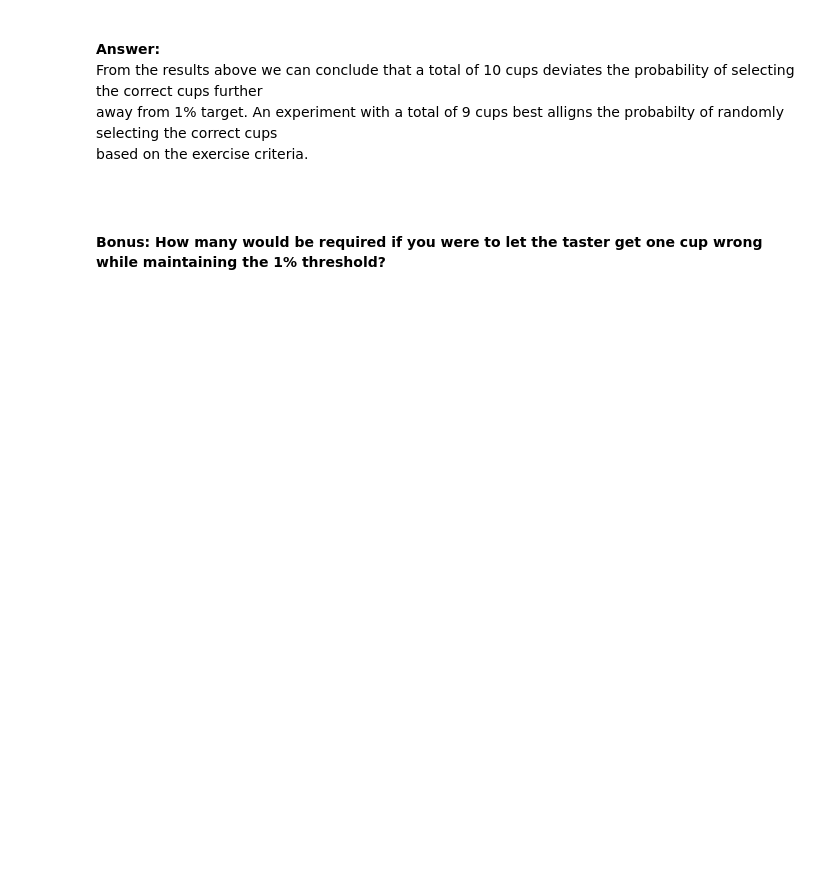
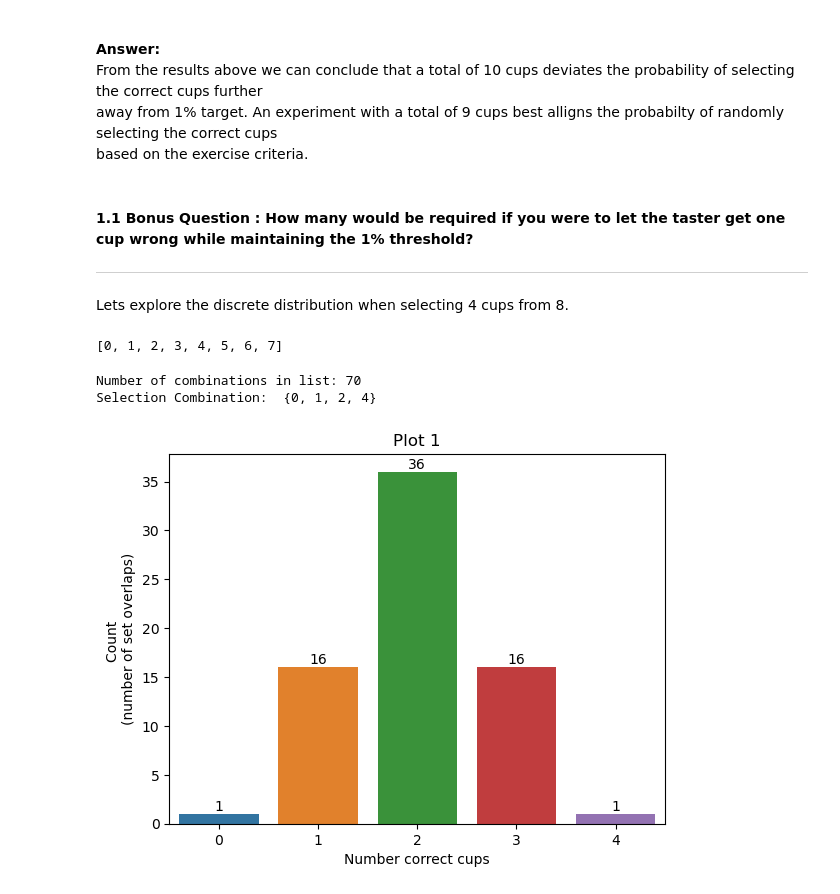
Before and after one commit to CiaranMoran27/machstat-assessment, a Jupyter notebook: practicals/01-statistics-exercises.ipynb, the cells around one changed output. Drawn from its saved outputs; the diff is of its cells as text; code cells hidden in the pictures; blank space fills up the shorter version.

Commit message:
Exercise 1.1 Bonus Question Attempted

```diff
--- a/practicals/01-statistics-exercises.ipynb
+++ b/practicals/01-statistics-exercises.ipynb
@@ -77,4 +77,7 @@ based on the exercise criteria.
 
  <br>
 
- <h4> Bonus: How many would be required if you were to let the taster get one cup wrong while maintaining the 1% threshold? <h4>
+ <b> 1.1 Bonus Question : How many would be required if you were to let the taster get one cup wrong while maintaining the 1% threshold? <b>
+***
+# %% [markdown]
+Lets explore the discrete distribution when selecting 4 cups from 8.
@@ -80,0 +88,35 @@ based on the exercise criteria.
+# %%
+cup_list = list(range(8))
+cup_list
+# %% [output]
+[0, 1, 2, 3, 4, 5, 6, 7]
+# %%
+comb_list = list(itertools.combinations(cup_list, 4))
+print("Number of combinations in list: {}".format(len(comb_list)))
+
+
+# Pick a random selection from the list of 70 to simulate the experiment.
+# Store selection as a set: this datastructure doesnt care about order.... reference
+        # used when you dont care about order (i.e: 0 1 2 3   =  3 2 1 0)
+        # dont have order or keep count
+        # have unique values
+
+selection = set(random.choice(comb_list))
+print("Selection Combination:  {}".format(selection))
+# %% [output]
+Number of combinations in list: 70
+Selection Combination:  {0, 1, 2, 4}
+# %%
+# iterate all possible 70 combinations
+# get intersection between 4 correct cups (selection) and all combinations
+    # leverage set datastructure so that an overlap does not care about order.. e.g {1,2,3,4} = {4,2,3,1}
+
+counts = [len(selection & set(i)) for i in itertools.combinations(cup_list, 4)]
+
+# plot with labels
+ax = sns.countplot(x=counts)
+ax.set(xlabel='Number correct cups', ylabel='Count \n(number of set overlaps)')
+ax.set(title='Plot 1')
+ax.bar_label(ax.containers[0]);
+# %% [output]
+[figure, added]
```
Also changed, not shown: parts of 5 cells of this notebook.
